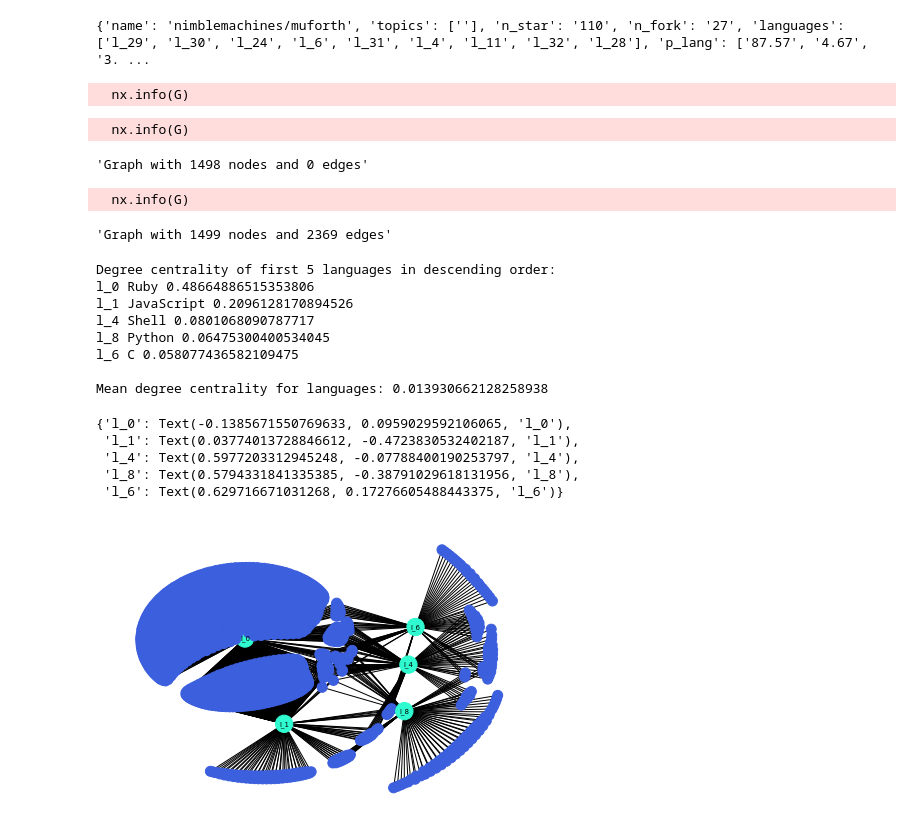
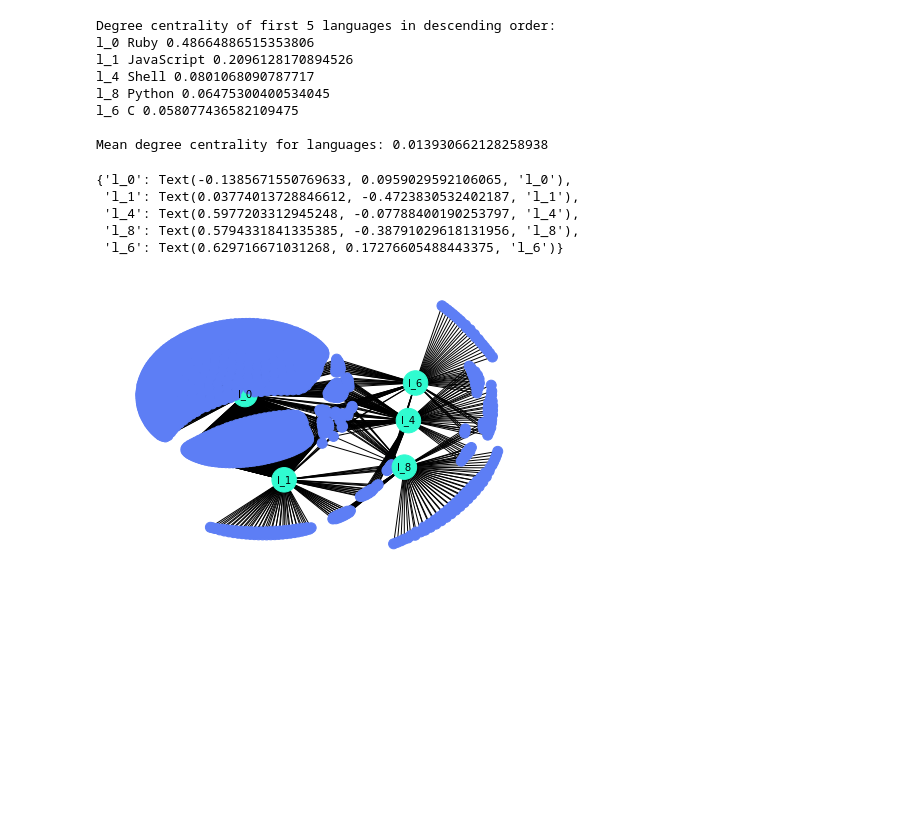
Before and after one commit to isabellamarasco/SNA_project, a Jupyter notebook: create_graph.ipynb, the cells around one changed output. Saved outputs shown, nothing was run; the diff lists cells and outputs as text; code cells hidden in the pictures; blank space fills up the shorter version.

```diff
--- a/create_graph.ipynb
+++ b/create_graph.ipynb
@@ -28,16 +23,10 @@ with open('dataset/repos.csv', 'r') as f:
         # transform the string of languages into an array of strings
         row[2], row[5], row[6] = tuple(x.replace(' ', '').replace('[', '').replace(']', '').replace('\'', '').replace('"', '').split(',') for x in (row[2], row[5], row [6]))
 
-        G.add_node(row[0], name=row[1], topics=row[2], n_star=row[3], n_fork=row[4], languages=row[5], p_lang=row[6], color='#3C5FDE')
+        G.add_node(row[0], name=row[1], topics=row[2], n_star=row[3], n_fork=row[4], languages=row[5], p_lang=row[6], color='#5D7EF5')
         # Add the edges between the repository and the languages
         #for lang in row[5]:
          #   G.add_edge(row[0], lang)
-
-nx.info(G)
-print(G.nodes['r_99'])
-# %% [output]
-{'name': 'nimblemachines/muforth', 'topics': [''], 'n_star': '110', 'n_fork': '27', 'languages': ['l_29', 'l_30', 'l_24', 'l_6', 'l_31', 'l_4', 'l_11', 'l_32', 'l_28'], 'p_lang': ['87.57', '4.67', '3. ...
-  nx.info(G)
 # %%
 # create nodes and edges between users and repositories
 with open('dataset/users.csv', 'r') as f:
@@ -52,12 +41,6 @@ with open('dataset/users.csv', 'r') as f:
         # Add edges between the user and their repositories
         #for repo in row[2]:
          #   G.add_edge(row[0], repo)
-
-nx.info(G)
-#print(G.nodes['u_1'])
-# %% [output]
-  nx.info(G)
-'Graph with 1498 nodes and 0 edges'
 # %%
 # Add edges between users and repositories based on the users' list of repositories
 for node in list(G.nodes):
@@ -73,11 +56,6 @@ for node in list(G.nodes):
             for lang in G.nodes[node]['languages']:
                 # add an edge between the repository and the language
                 G.add_edge(node, lang)
-
-nx.info(G)
-# %% [output]
-  nx.info(G)
-'Graph with 1499 nodes and 2369 edges'
 # %%
 #draw graph with space between nodes
 #nx.draw(G, with_labels=False, node_size=1, node_color="#7FB2FD", edge_color="#e795d1", font_size=8, font_color="#000000")
@@ -125,26 +103,26 @@ l_6 C 0.058077436582109475
 
 Mean degree centrality for languages: 0.013930662128258938
 # %%
-# Draw the graph containing only the top 10 languages with neighbours based on degree centrality
+# Draw the graph containing only the top 5 languages with neighbours based on degree centrality
 languages_subgraph = nx.Graph()
 for node in sorted(languages_degree_centrality, key=languages_degree_centrality.get, reverse=True)[:5]:
     languages_subgraph.add_node(node, color = G.nodes[node]['color'])
     for neighbour in G.neighbors(node):
         if neighbour[0] == "l":
             languages_subgraph.add_node(neighbour, color = G.nodes[neighbour]['color'])
         else:
             languages_subgraph.add_node(neighbour, color = G.nodes[neighbour]['color'])
         languages_subgraph.add_edge(node, neighbour)
 
 pos = nx.kamada_kawai_layout(languages_subgraph)
-node_sizes = [300 if node.startswith('l_') else 100 for node in languages_subgraph.nodes]
+node_sizes = [600 if node.startswith('l_') else 100 for node in languages_subgraph.nodes]
 nx.draw(languages_subgraph, pos, node_size=node_sizes, node_color=[languages_subgraph.nodes[node]['color'] for node in languages_subgraph.nodes])
 labels = {node: node for node in languages_subgraph.nodes if node.startswith('l_')}
-nx.draw_networkx_labels(languages_subgraph, pos, labels, font_size=7)
+nx.draw_networkx_labels(languages_subgraph, pos, labels, font_size=10)
 # %% [output]
 {'l_0': Text(-0.1385671550769633, 0.0959029592106065, 'l_0'),
  'l_1': Text(0.03774013728846612, -0.4723830532402187, 'l_1'),
  'l_4': Text(0.5977203312945248, -0.07788400190253797, 'l_4'),
  'l_8': Text(0.5794331841335385, -0.38791029618131956, 'l_8'),
  'l_6': Text(0.629716671031268, 0.17276605488443375, 'l_6')}
-[figure, old version]
+[figure, new version]
```
Also changed, not shown: parts of 1 cell of this notebook.
